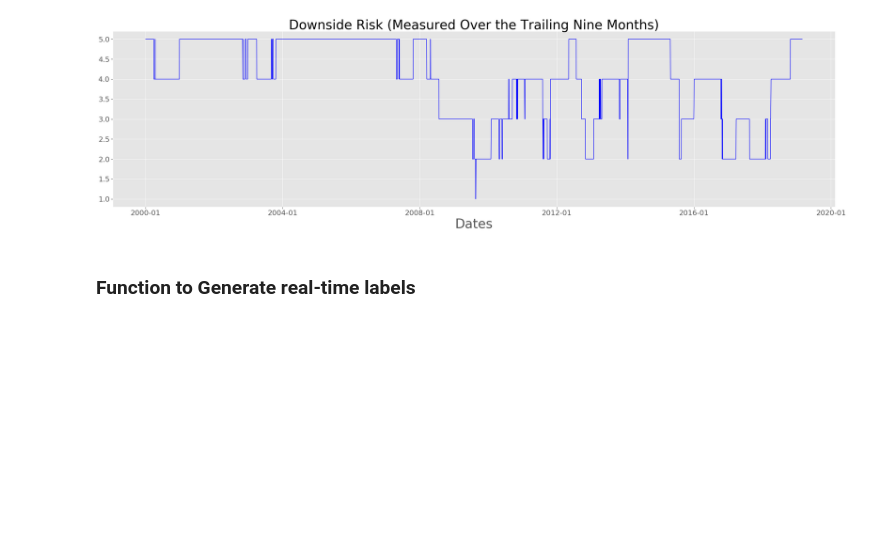
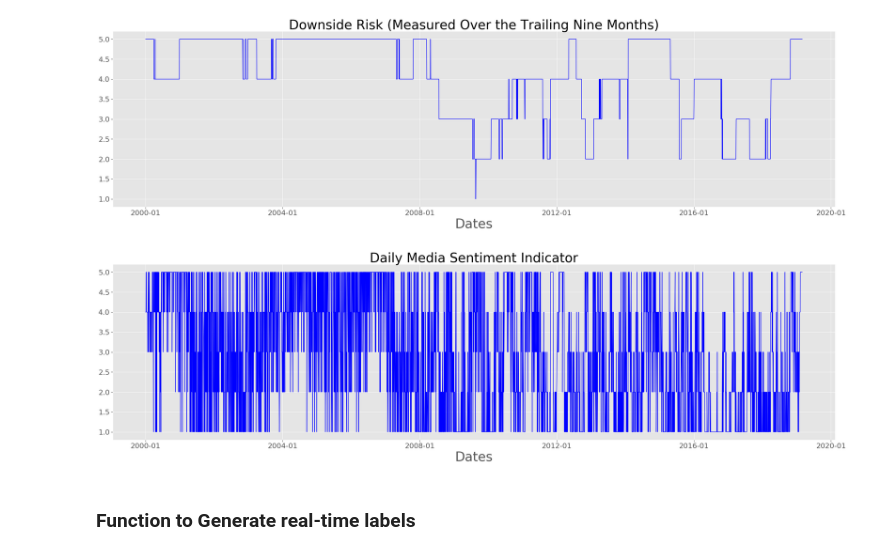
Before and after one commit to bondxue/FRE-7871-News-Analytics-and-Machine-Learning, a Jupyter notebook: News-Based-Trading-Strategy-Project/AMZN_NLPTest.ipynb, the cells around one changed output. Cells and saved outputs as stored; diff of their text form; code cells hidden in the pictures; blank space fills up the shorter version.

```diff
--- a/News-Based-Trading-Strategy-Project/AMZN_NLPTest.ipynb
+++ b/News-Based-Trading-Strategy-Project/AMZN_NLPTest.ipynb
@@ -260,6 +266,10 @@ Name: 2003-03-25 00:00:00, dtype: float64
 plot_one_column(AMZN_tech_factor_df,'Downside Risk (Measured Over the Trailing Nine Months)')
 # %% [output]
 [figure]
+# %%
+plot_one_column(AMZN_tech_factor_df,'Daily Media Sentiment Indicator')
+# %% [output]
+[figure, added]
 # %% [markdown]
 ### **Function to Generate real-time labels**
 # %%
```
Also changed, not shown: parts of 1 cell of this notebook.
